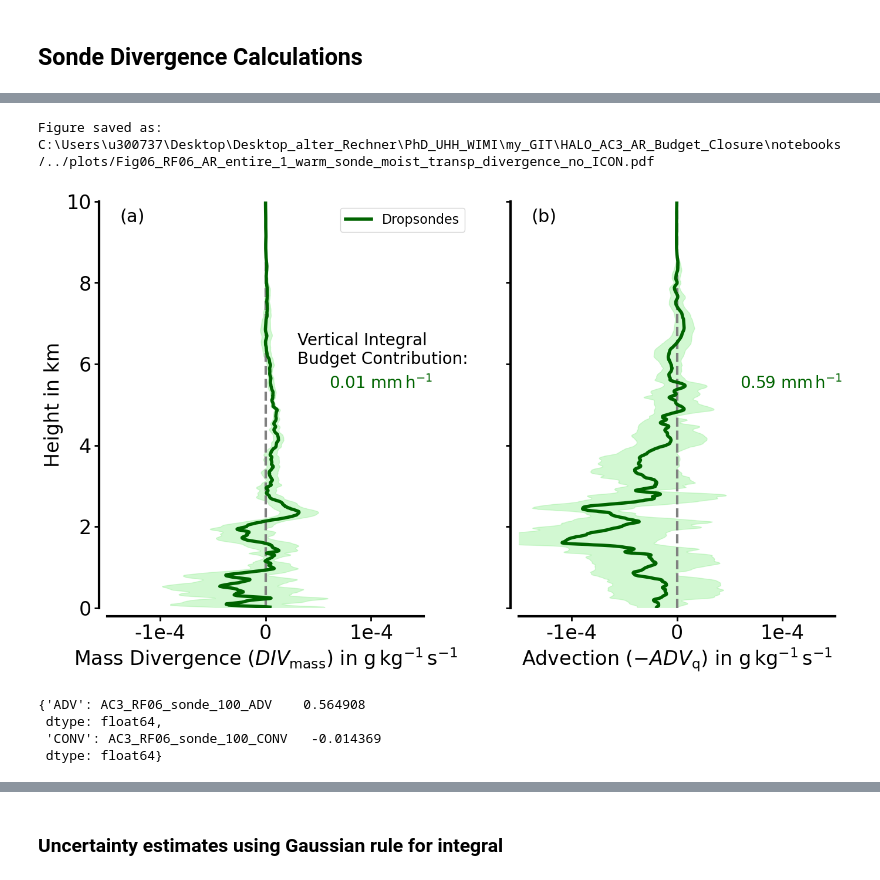
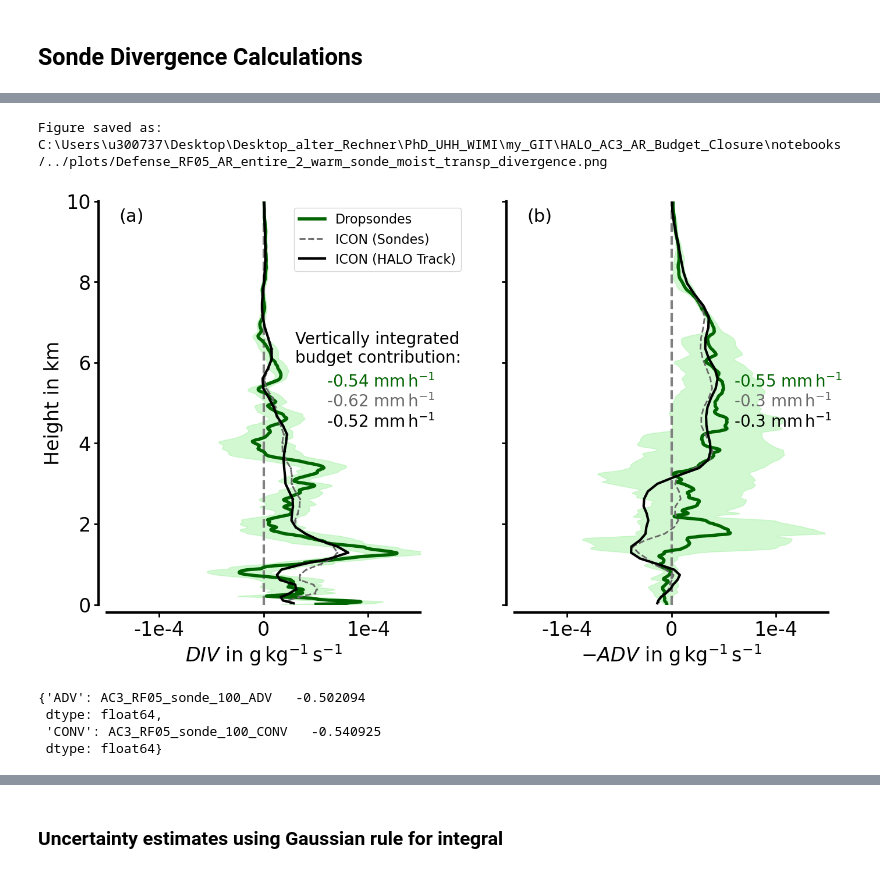
Before and after one commit to hdorff94/HALO_AC3_AR_Budget_Closure, a Jupyter notebook: notebooks/updt_sonde_moisture_transport_divergence.ipynb, the cells around one changed output, grey strips where cells are left out. Cells and saved outputs as stored; diff of their text form; code cells hidden in the pictures.

```diff
--- a/notebooks/updt_sonde_moisture_transport_divergence.ipynb
+++ b/notebooks/updt_sonde_moisture_transport_divergence.ipynb
@@ -489,7 +501,7 @@ def plot_internal_iwv_tendency(sonde_times_series,Dropsondes,IWV_retrieved,secto
 ## Switches and Definitions
 # %%
 campaign="HALO_AC3"
-ar_of_day="AR_entire_1"
+ar_of_day="AR_entire_2"
 calibrated_hamp=True
 flight=["RF05"]
 flight_dates={"RF05":"20220315",
@@ -1340,23 +1398,24 @@ if do_plotting:
 # %%
 plot_sondes=True
 if flight[0]=="RF05" and sector_to_plot=="cold":
     z_height_retrieval=pd.Series()
     plot_sondes=False
 plot_haloac3_atmospheric_moist_trans_divergence(Moisture_CONV,ICON_Moisture_CONV,
                                                 highres_ICON_Moisture_CONV,np.nan,np.nan,sector_to_plot,
                                                 z_height,z_height_hr,np.nan,np.nan,plot_sondes=plot_sondes,
-                                                plot_path=plot_path,do_plot_icon=False,do_plot_era5=False,
-                                                scalar_based_div=scalar_based_div,
-                                                save_for_manuscript=True)
+                                                plot_path=plot_path,do_plot_icon=True,do_plot_era5=False,
+                                                do_only_sonde_perspective=False,
+                                                scalar_based_div=scalar_based_div,defense_style=True,
+                                                save_for_manuscript=False,file_end=".png")
 # %% [output]
-Figure saved as: C:\Users\u300737\Desktop\Desktop_alter_Rechner\PhD_UHH_WIMI\my_GIT\HALO_AC3_AR_Budget_Closure\notebooks/../plots/Fig06_RF06_AR_entire_1_warm_sonde_moist_transp_divergence_no_ICON.pdf
+Figure saved as: C:\Users\u300737\Desktop\Desktop_alter_Rechner\PhD_UHH_WIMI\my_GIT\HALO_AC3_AR_Budget_Closure\notebooks/../plots/Defense_RF05_AR_entire_2_warm_sonde_moist_transp_divergence.png
-[figure, old version]
+[figure, new version]
 # %%
 ERA5_Moisture_CONV.integrated_divergence
 # %% [output]
-{'ADV': AC3_RF06_sonde_100_ADV    0.564908
+{'ADV': AC3_RF05_sonde_100_ADV   -0.502094
  dtype: float64,
- 'CONV': AC3_RF06_sonde_100_CONV   -0.014369
+ 'CONV': AC3_RF05_sonde_100_CONV   -0.540925
  dtype: float64}
 # %%
 plot_haloac3_atmospheric_moist_trans_divergence(Moisture_CONV,ICON_Moisture_CONV,
```
Also changed, not shown: parts of 26 cells of this notebook, 9 other files.
